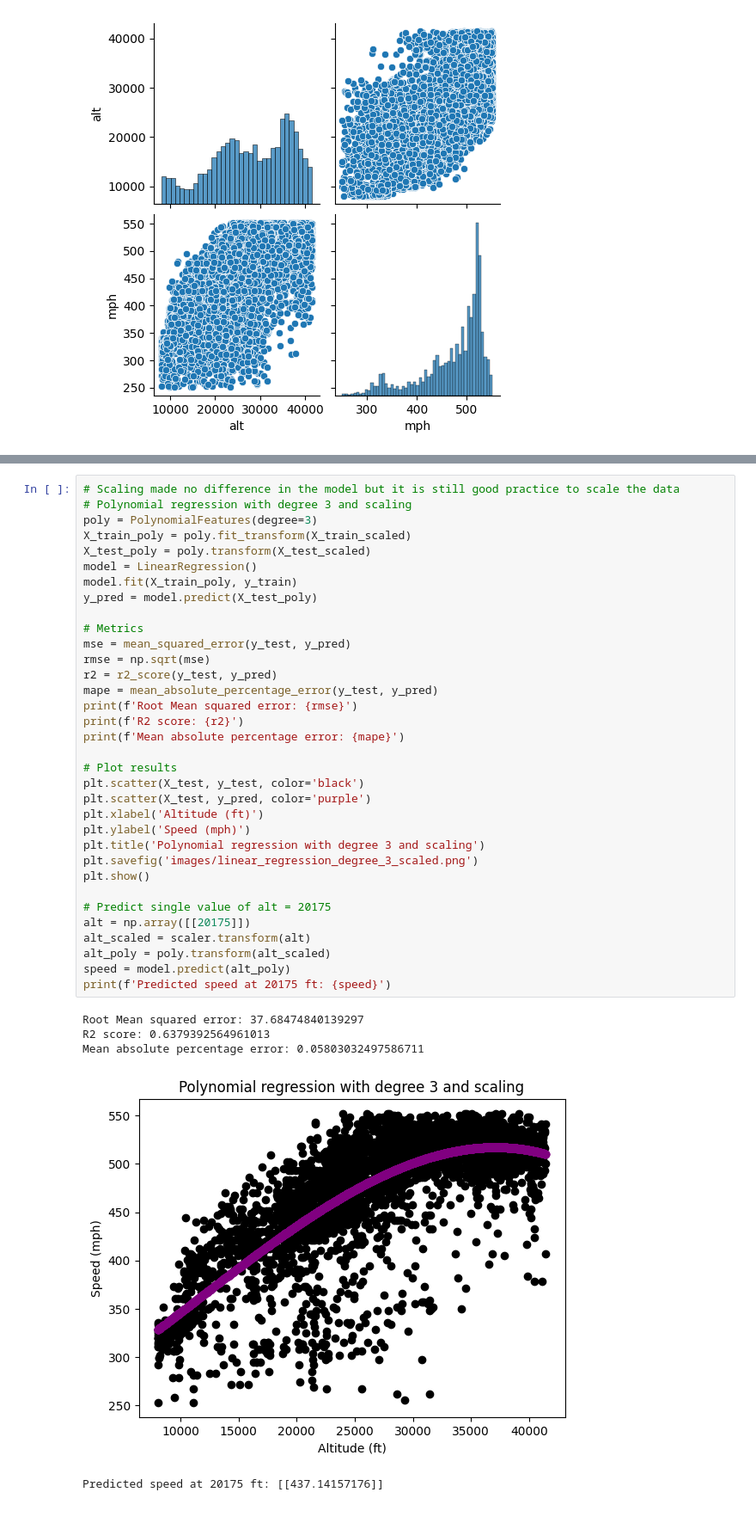
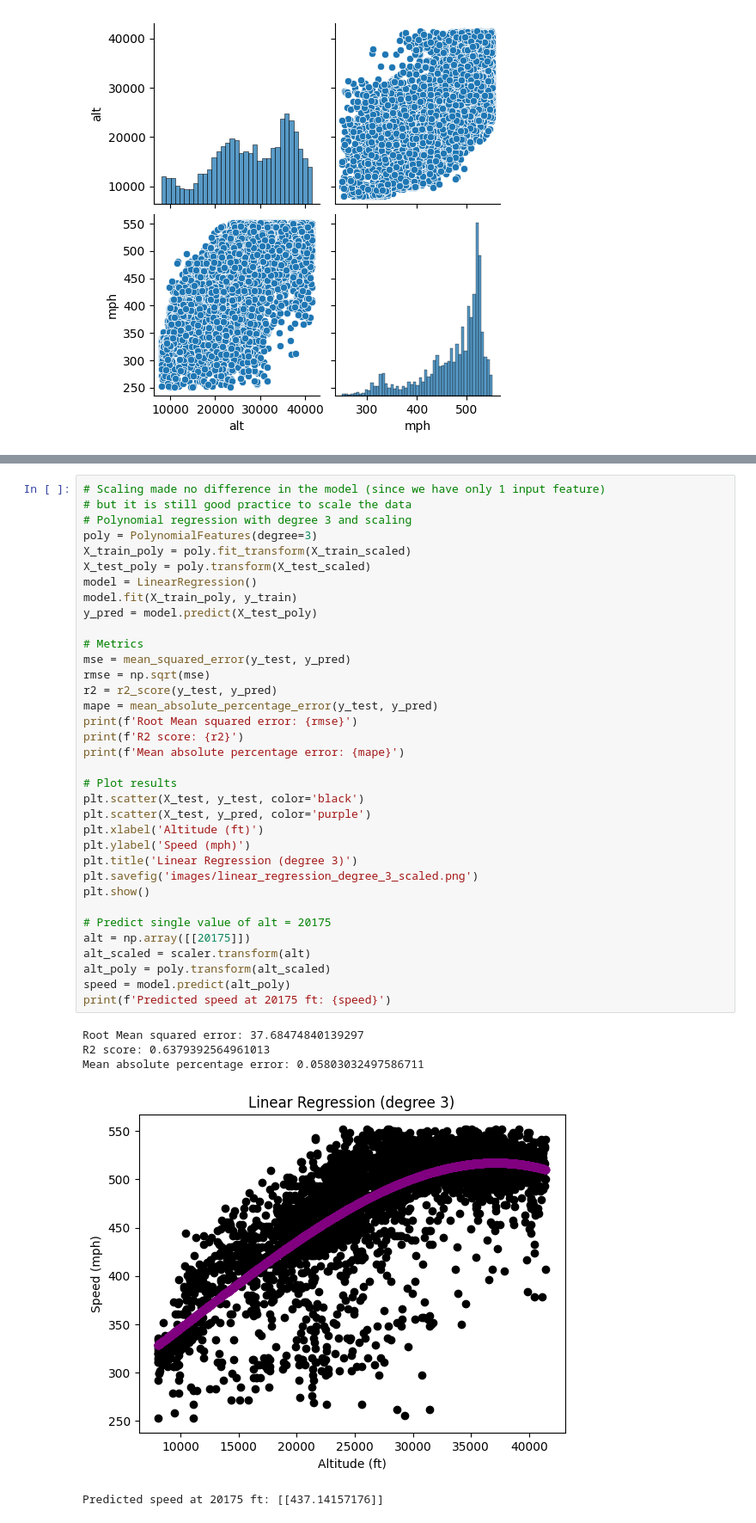
Before and after one commit to jnshort/FlightDataML, a Jupyter notebook: Results.ipynb, the cells around one changed output, grey strips where cells are left out. Shown: that part at 86% size. Cells and saved outputs as stored; diff of their text form.

Commit message:
update graph titles

```diff
--- a/Results.ipynb
+++ b/Results.ipynb
@@ -163,5 +163,6 @@ Mean absolute percentage error: 0.05816843608112165
 # %%
-# Scaling made no difference in the model but it is still good practice to scale the data
+# Scaling made no difference in the model (since we have only 1 input feature)
+# but it is still good practice to scale the data
 # Polynomial regression with degree 3 and scaling
 poly = PolynomialFeatures(degree=3)
 X_train_poly = poly.fit_transform(X_train_scaled)
@@ -170,35 +171,35 @@ model = LinearRegression()
 model.fit(X_train_poly, y_train)
 y_pred = model.predict(X_test_poly)
 
 # Metrics
 mse = mean_squared_error(y_test, y_pred)
 rmse = np.sqrt(mse)
 r2 = r2_score(y_test, y_pred)
 mape = mean_absolute_percentage_error(y_test, y_pred)
 print(f'Root Mean squared error: {rmse}')
 print(f'R2 score: {r2}')
 print(f'Mean absolute percentage error: {mape}')
 
 # Plot results
 plt.scatter(X_test, y_test, color='black')
 plt.scatter(X_test, y_pred, color='purple')
 plt.xlabel('Altitude (ft)')
 plt.ylabel('Speed (mph)')
-plt.title('Polynomial regression with degree 3 and scaling')
+plt.title('Linear Regression (degree 3)')
 plt.savefig('images/linear_regression_degree_3_scaled.png')
 plt.show()
 
 # Predict single value of alt = 20175
 alt = np.array([[20175]])
 alt_scaled = scaler.transform(alt)
 alt_poly = poly.transform(alt_scaled)
 speed = model.predict(alt_poly)
 print(f'Predicted speed at 20175 ft: {speed}')
 # %% [output]
 Root Mean squared error: 37.68474840139297
 R2 score: 0.6379392564961013
 Mean absolute percentage error: 0.05803032497586711
-[figure, old version]
+[figure, new version]
 Predicted speed at 20175 ft: [[437.14157176]]
 # %%
 # Polynomial regression with degree 2 and R1 regularization
```
Also changed, not shown: parts of 6 cells of this notebook, 7 other files.
